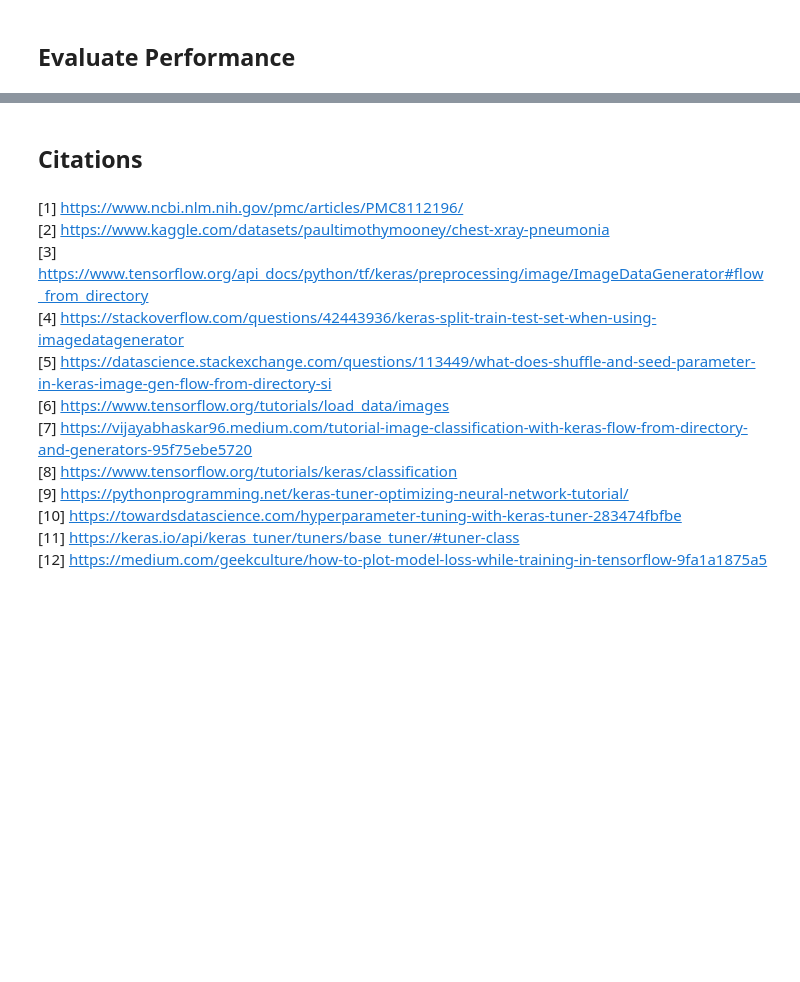
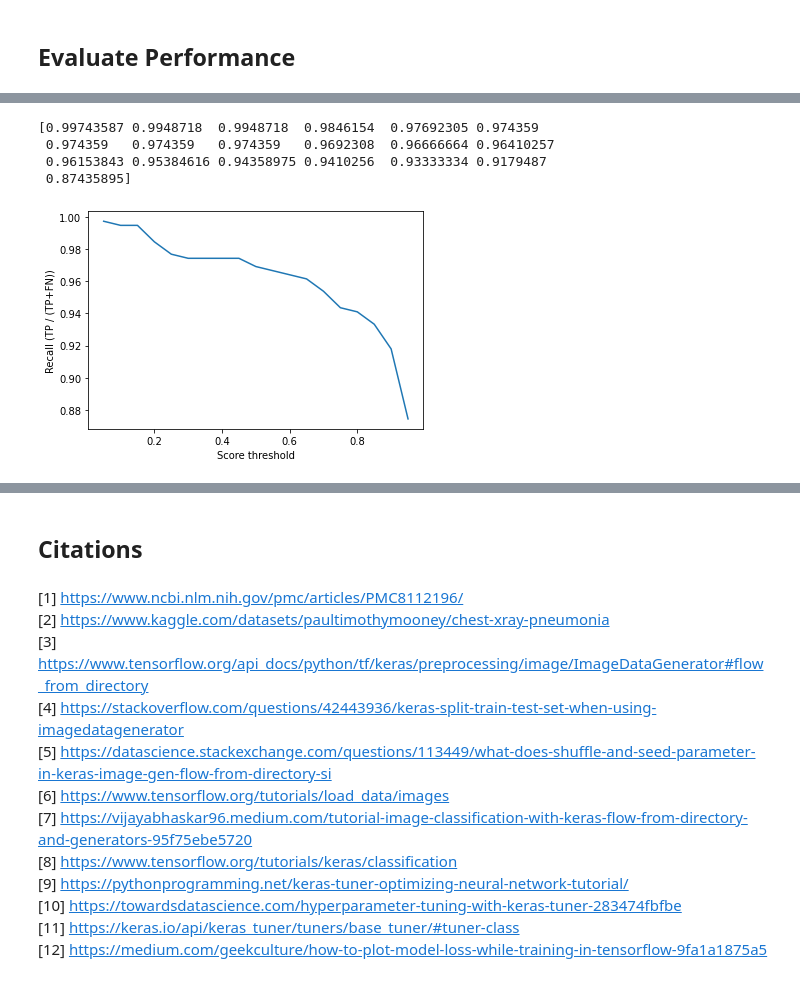
Before and after one commit to sepidehparhami/pneumonia-xray-cnn, a Jupyter notebook: pneumonia.ipynb, the cells around one changed output, grey strips where cells are left out. Drawn from its saved outputs; the diff is of its cells as text; code cells hidden in the pictures; blank space fills up the shorter version.

```diff
--- a/pneumonia.ipynb
+++ b/pneumonia.ipynb
@@ -303,0 +288,18 @@ tf.Tensor(
+# %%
+thresholds = np.arange(0.05,1,0.05).tolist()
+
+# minimize false negatives = maximize recall / sensitivity (TP / (TP+FN))
+m = tf.keras.metrics.Recall(thresholds=thresholds)
+m.update_state(y_test,y_pred)
+recall = m.result().numpy()
+print(recall)
+
+sns.lineplot(x=thresholds, y=recall)
+plt.xlabel('Score threshold')
+plt.ylabel('Recall (TP / (TP+FN))');
+# %% [output]
+[0.99743587 0.9948718  0.9948718  0.9846154  0.97692305 0.974359
+ 0.974359   0.974359   0.974359   0.9692308  0.96666664 0.96410257
+ 0.96153843 0.95384616 0.94358975 0.9410256  0.93333334 0.9179487
+ 0.87435895]
+[figure, added]
```
Also changed, not shown: parts of 27 cells of this notebook.
